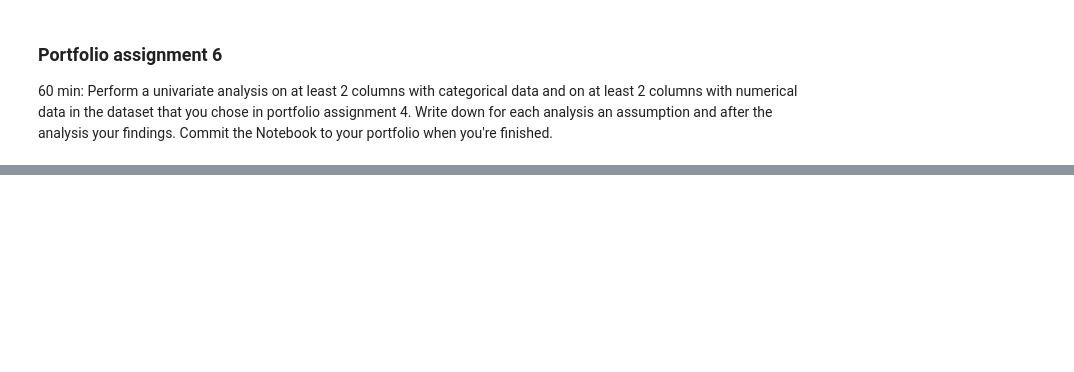
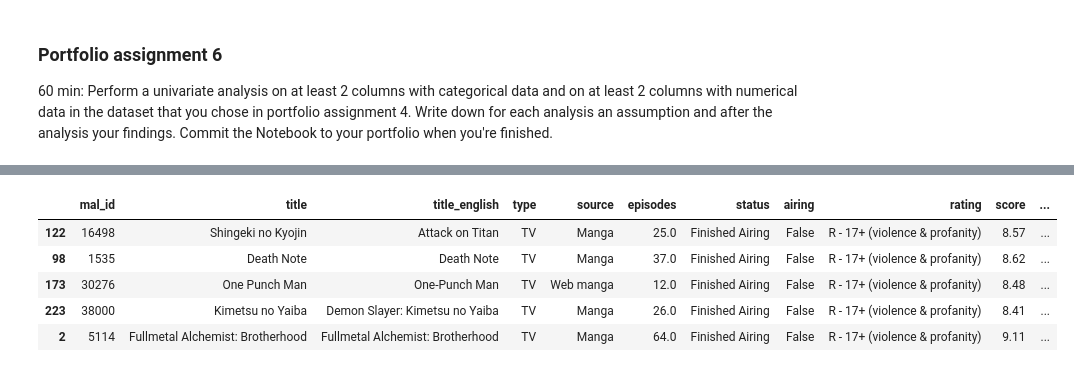
Before and after one commit to Steintjuueh/ICT1.4-AI-System-Integration-Datascience, a Jupyter notebook: 01 Introduction and Univariate Analyses.ipynb, the cells around one changed output, grey strips where cells are left out. Cells and saved outputs as stored; diff of their text form; code cells hidden in the pictures; blank space fills up the shorter version.

```diff
--- a/01 Introduction and Univariate Analyses.ipynb
+++ b/01 Introduction and Univariate Analyses.ipynb
@@ -439,0 +493,10 @@ topRatedAnime[movies].head()
+# %%
+topRatedAnime_sorted = topRatedAnime.sort_values(by='scored_by', ascending=False)
+topRatedAnime_sorted.head()
+# %% [output]
+|  | mal_id | title | title_english | type | source | episodes | status | airing | rating | score | ... |
+| 122 | 16498 | Shingeki no Kyojin | Attack on Titan | TV | Manga | 25.0 | Finished Airing | False | R - 17+ (violence & profanity) | 8.57 | ... |
+| 98 | 1535 | Death Note | Death Note | TV | Manga | 37.0 | Finished Airing | False | R - 17+ (violence & profanity) | 8.62 | ... |
+| 173 | 30276 | One Punch Man | One-Punch Man | TV | Web manga | 12.0 | Finished Airing | False | R - 17+ (violence & profanity) | 8.48 | ... |
+| 223 | 38000 | Kimetsu no Yaiba | Demon Slayer: Kimetsu no Yaiba | TV | Manga | 26.0 | Finished Airing | False | R - 17+ (violence & profanity) | 8.41 | ... |
+| 2 | 5114 | Fullmetal Alchemist: Brotherhood | Fullmetal Alchemist: Brotherhood | TV | Manga | 64.0 | Finished Airing | False | R - 17+ (violence & profanity) | 9.11 | ... |
```
Also changed, not shown: parts of 17 cells of this notebook, 1 other file.
